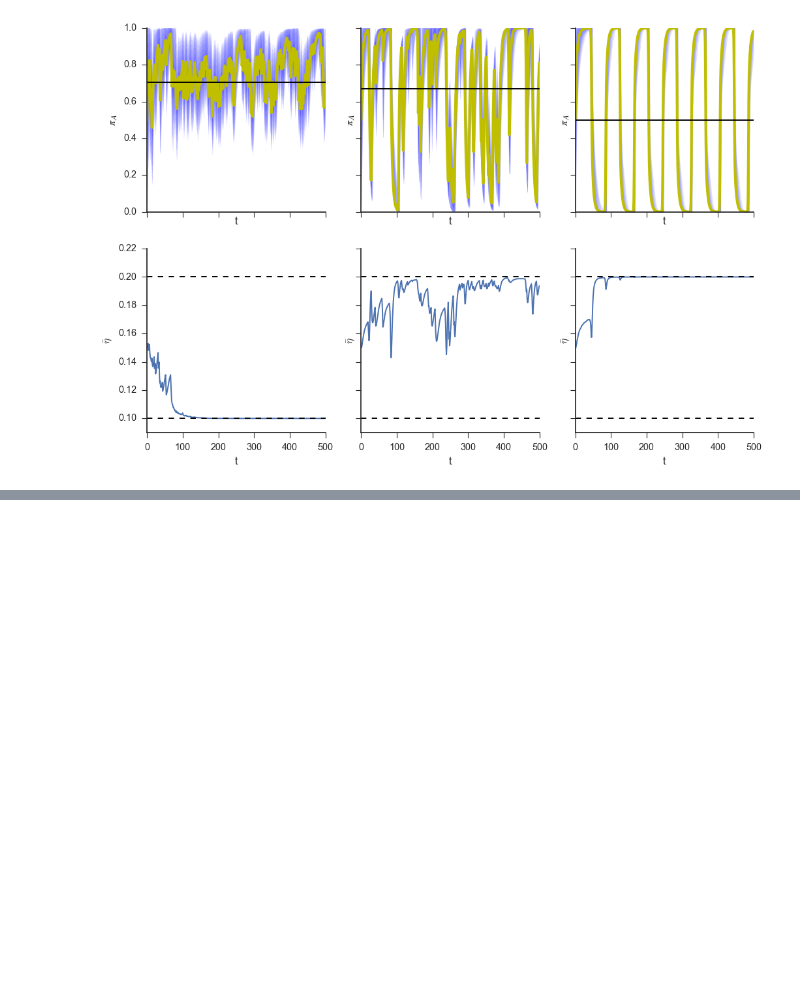
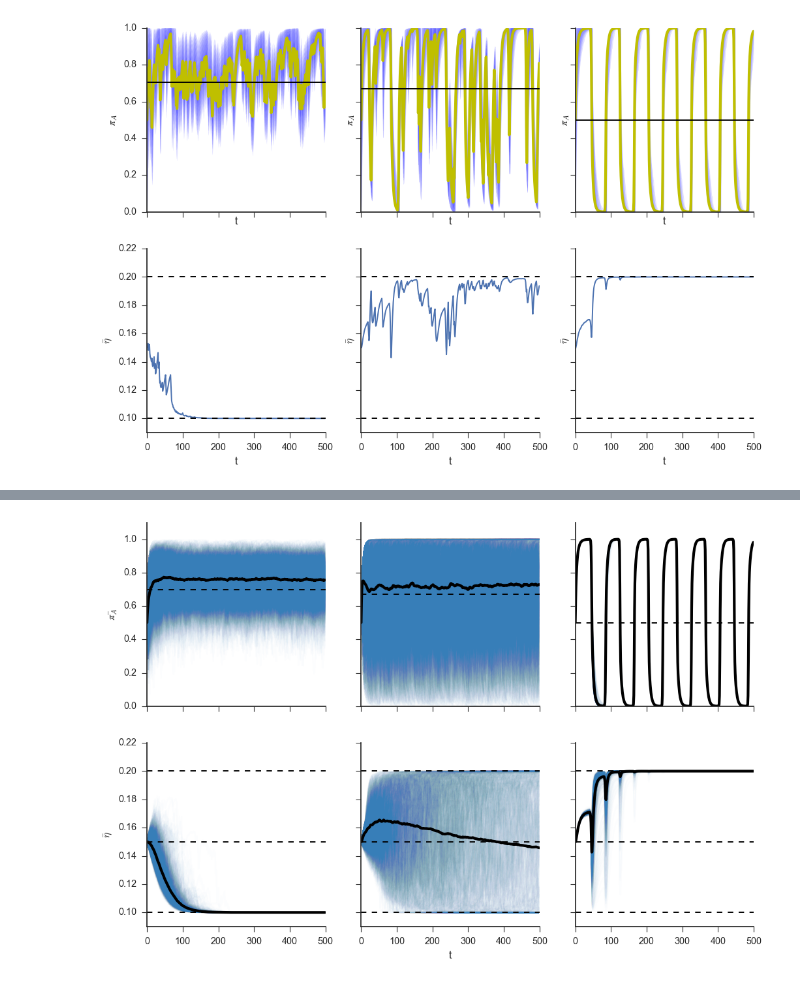
Before and after one commit to yoavram/Milpitas, a Jupyter notebook: simulation.ipynb, the cells around one changed output, grey strips where cells are left out. Drawn from its saved outputs; the diff is of its cells as text; code cells hidden in the pictures; blank space fills up the shorter version.

```diff
--- a/simulation.ipynb
+++ b/simulation.ipynb
@@ -132,0 +120,47 @@ tmp2:
+# %%
+ηs = []
+for filename in glob.glob(os.path.join('output', 'η_*')):
+    with gzip.open(filename, 'r') as f:
+        ηs.append( np.loadtxt(f, delimiter=', ') )
+ηs = np.array(ηs)
+# %%
+params = []
+for filename in glob.glob(os.path.join('output', 'params_*')):
+    with open(filename, 'r') as f:
+        params.append( json.load(f) )
+# %%
+envs = np.array([p['env'] for p in params])
+η1s = np.array([float(p['η1']) for p in params])
+η2s = np.array([float(p['η2']) for p in params])
+# %%
+assert len(np.unique(η1s)) == 1
+assert len(np.unique(η2s)) == 1
+η1 = η1s[0]
+η2 = η2s[0]
+# %%
+fig, ax = plt.subplots(2, 3, figsize=(12, 8), sharex=True, sharey='row')
+
+for i, env in enumerate(('A', 'B', 'C')):
+    ax[0, i].plot(πs[envs==env, :].T, color=blue, alpha=0.01)
+    ax[0, i].plot(πs[envs==env, :].mean(axis=0), lw=3, color='k', ls='-')
+    p0 = np.mean([1 - x.mean() for i, x in enumerate(ϵs) if envs[i] == env])
+    ax[0, i].axhline(p0, color='k', ls='--')
+    ax[1, i].plot(ηs[envs==env, :].T, color=blue, alpha=0.01)
+    ax[1, i].plot(ηs[envs==env, :].mean(axis=0), lw=3, color='k', ls='-')
+    ax[1, i].axhline(η1, color='k', ls='--')
+    ax[1, i].axhline(η2, color='k', ls='--')
+    ax[1, i].axhline((η1 + η2)/2, color='k', ls='--')
+ax[0,0].set(
+    ylim=(0, 1.1),
+    ylabel=r'$\bar{π_A}$'
+)
+ax[1,0].set(
+    ylabel=r'$\bar{\eta}$',
+    ylim=(0.9 * η1, η2 * 1.1)
+)
+ax[1,1].set(
+    xlabel='t'
+)
+sns.despine()
+# %% [output]
+[figure, added]
```
Also changed, not shown: parts of 16 cells of this notebook.
